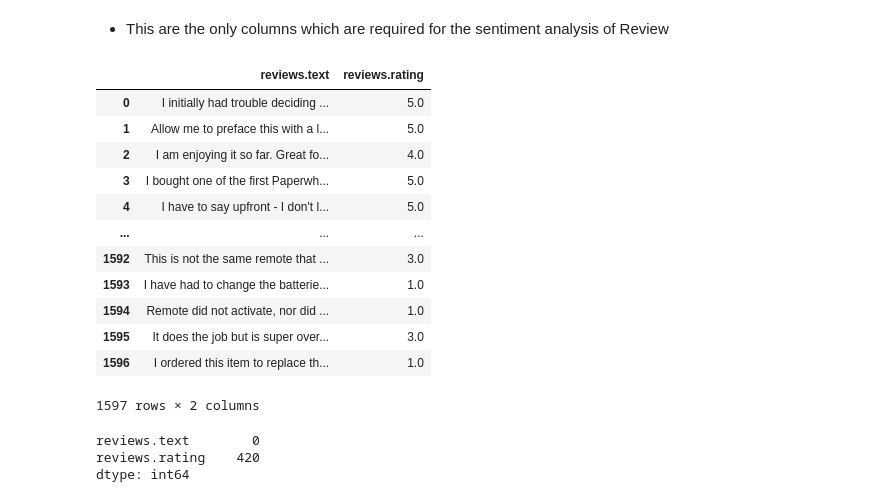
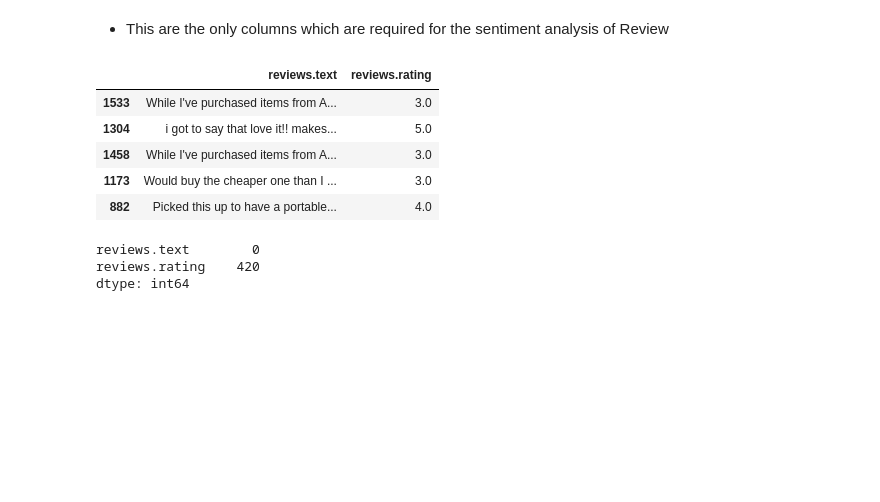
Before and after one commit to devpatel0005/Sentira-AI, a Jupyter notebook: E_commerce_Review_Intelligence_System.ipynb, the cells around one changed output. Saved outputs shown, nothing was run; the diff lists cells and outputs as text; code cells hidden in the pictures; blank space fills up the shorter version.

```diff
--- a/E_commerce_Review_Intelligence_System.ipynb
+++ b/E_commerce_Review_Intelligence_System.ipynb
@@ -84,21 +78,14 @@ df=df[["reviews.text", "reviews.rating"]]
 # %% [markdown]
 - This are the only columns which are required for the sentiment analysis of Review
 # %%
-df
+df.sample(5)
 # %% [output]
 |  | reviews.text | reviews.rating |
-| 0 | I initially had trouble deciding ... | 5.0 |
-| 1 | Allow me to preface this with a l... | 5.0 |
-| 2 | I am enjoying it so far. Great fo... | 4.0 |
-| 3 | I bought one of the first Paperwh... | 5.0 |
-| 4 | I have to say upfront - I don't l... | 5.0 |
-| ... | ... | ... |
-| 1592 | This is not the same remote that ... | 3.0 |
-| 1593 | I have had to change the batterie... | 1.0 |
-| 1594 | Remote did not activate, nor did ... | 1.0 |
-| 1595 | It does the job but is super over... | 3.0 |
-| 1596 | I ordered this item to replace th... | 1.0 |
+| 1533 | While I've purchased items from A... | 3.0 |
+| 1304 | i got to say that love it!! makes... | 5.0 |
+| 1458 | While I've purchased items from A... | 3.0 |
+| 1173 | Would buy the cheaper one than I ... | 3.0 |
+| 882 | Picked this up to have a portable... | 4.0 |
-1597 rows × 2 columns
 # %%
 df.isnull().sum()
 # %% [output]
```
Also changed, not shown: parts of 20 cells of this notebook, 12 other files.
